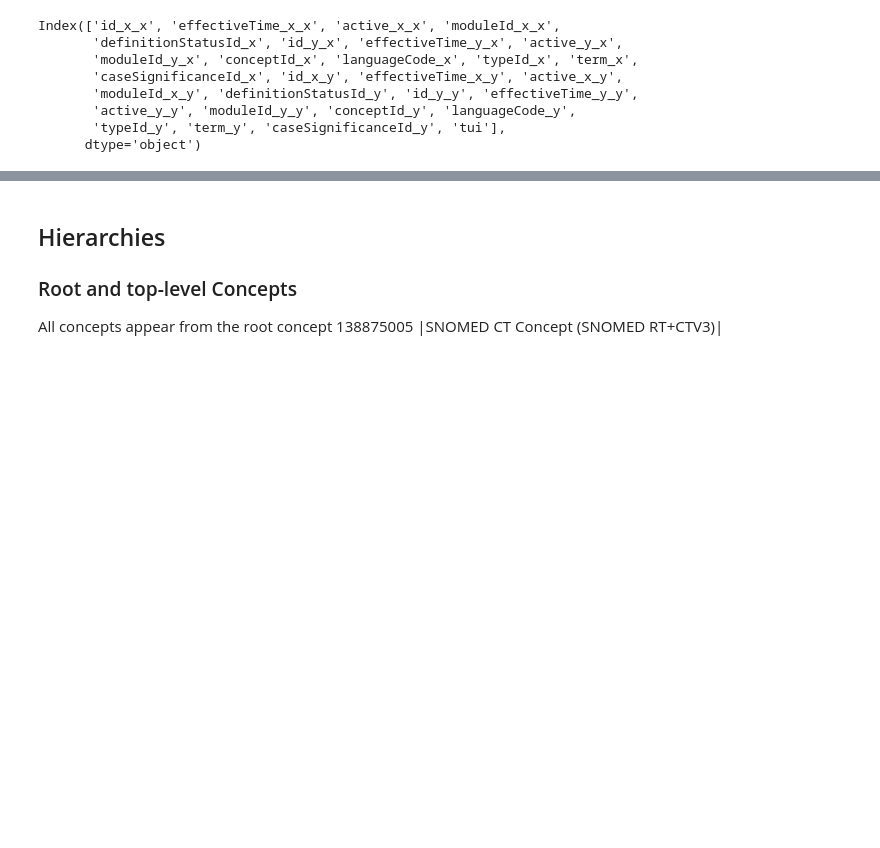
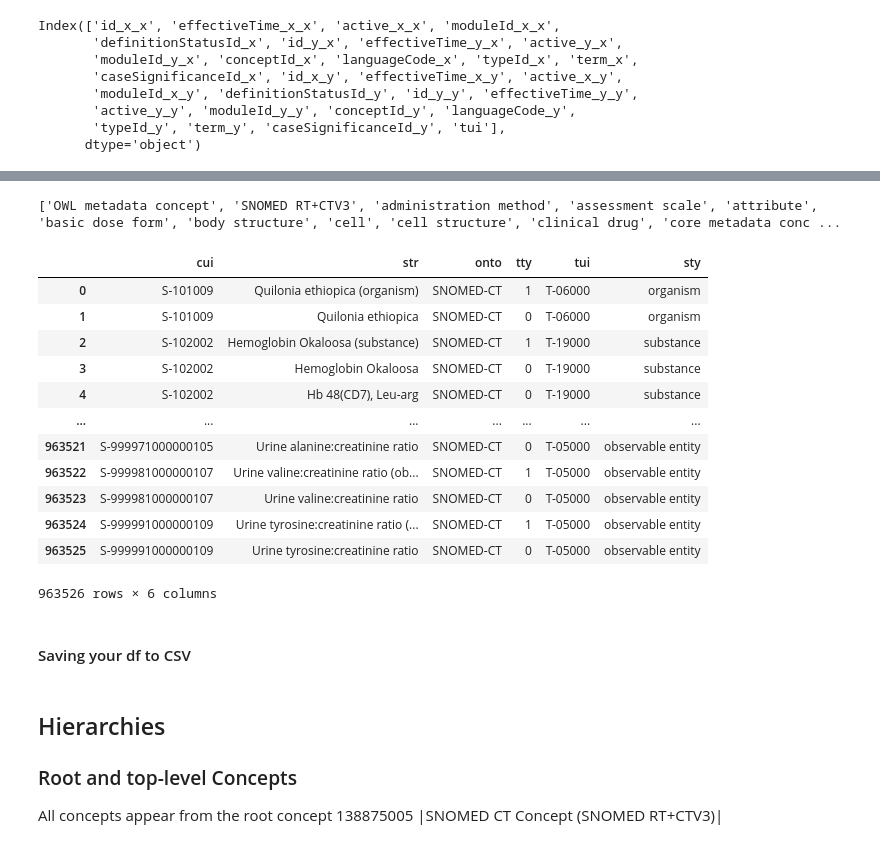
Before and after one commit to antsh3k/Clinical-Coding-Pilot, a Jupyter notebook: Exploring a SNOMED-CT Release.ipynb, the cells around one changed output, grey strips where cells are left out. Drawn from its saved outputs; the diff is of its cells as text; code cells hidden in the pictures; blank space fills up the shorter version.

```diff
--- a/Exploring a SNOMED-CT Release.ipynb
+++ b/Exploring a SNOMED-CT Release.ipynb
@@ -344,0 +442,6 @@ snomed_cdb_df
+# %%
+terms_list = snomed_cdb_df['sty'].unique().tolist()
+terms_list.sort()
+print(terms_list)
+# %% [output]
+['OWL metadata concept', 'SNOMED RT+CTV3', 'administration method', 'assessment scale', 'attribute', 'basic dose form', 'body structure', 'cell', 'cell structure', 'clinical drug', 'core metadata conc ...
@@ -345,3 +514,24 @@ snomed_cdb_df
+# %%
+# add term codes
+dict2 = {v : k for k, v in terms_dict.items()}
+snomed_cdb_df["tui"] = snomed_cdb_df["sty"].map(dict2)
+snomed_cdb_df[['cui', 'str','onto','tty','tui','sty']]
+# %% [output]
+|  | cui | str | onto | tty | tui | sty |
+| 0 | S-101009 | Quilonia ethiopica (organism) | SNOMED-CT | 1 | T-06000 | organism |
+| 1 | S-101009 | Quilonia ethiopica | SNOMED-CT | 0 | T-06000 | organism |
+| 2 | S-102002 | Hemoglobin Okaloosa (substance) | SNOMED-CT | 1 | T-19000 | substance |
+| 3 | S-102002 | Hemoglobin Okaloosa | SNOMED-CT | 0 | T-19000 | substance |
+| 4 | S-102002 | Hb 48(CD7), Leu-arg | SNOMED-CT | 0 | T-19000 | substance |
+| ... | ... | ... | ... | ... | ... | ... |
+| 963521 | S-999971000000105 | Urine alanine:creatinine ratio | SNOMED-CT | 0 | T-05000 | observable entity |
+| 963522 | S-999981000000107 | Urine valine:creatinine ratio (ob... | SNOMED-CT | 1 | T-05000 | observable entity |
+| 963523 | S-999981000000107 | Urine valine:creatinine ratio | SNOMED-CT | 0 | T-05000 | observable entity |
+| 963524 | S-999991000000109 | Urine tyrosine:creatinine ratio (... | SNOMED-CT | 1 | T-05000 | observable entity |
+| 963525 | S-999991000000109 | Urine tyrosine:creatinine ratio | SNOMED-CT | 0 | T-05000 | observable entity |
+963526 rows × 6 columns
+# %% [markdown]
+#### Saving your df to CSV
 # %%
 # write to csv
 snomed_cdb_df.to_csv('snomed_cdb_csv_SNOMED-CT-UK_Release_20191001.csv')
```
Also changed, not shown: parts of 7 cells of this notebook.
